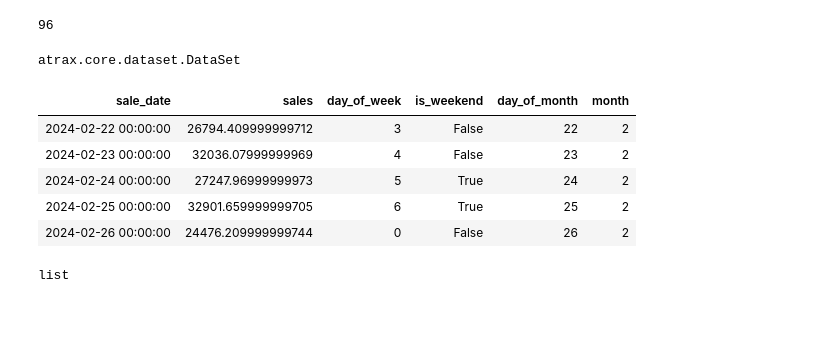
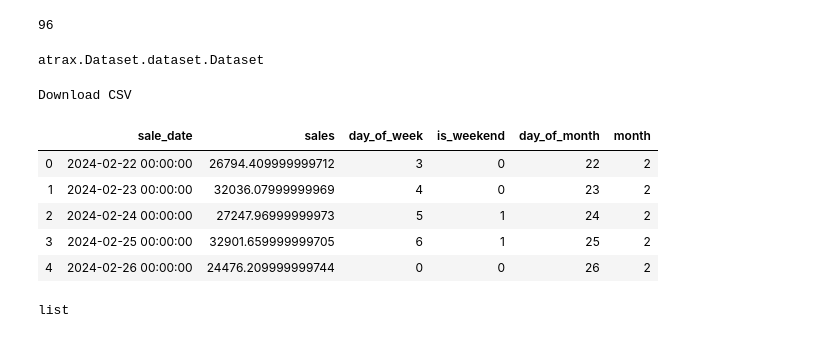
Before and after one commit to C5m7b4/Araxia, a Jupyter notebook: examples/example.ipynb, the cells around one changed output. Drawn from its saved outputs; the diff is of its cells as text; code cells hidden in the pictures.

Commit message:
updates of mix of new atrax lib

```diff
--- a/examples/example.ipynb
+++ b/examples/example.ipynb
@@ -11,3 +12,3 @@ from atrax import Atrax as tx
 # %%
-df = tx.read_csv('sales.csv')
+ds = tx.read_csv('sales.csv')
 # %%
@@ -230,18 +134,19 @@ len(X_norm)
 # %% [output]
 96
 # %%
-type(df)
+type(ds)
 # %% [output]
-atrax.core.dataset.DataSet
+atrax.Dataset.dataset.Dataset
 # %%
-df.head()
+ds.head()
 # %% [output]
+Download CSV
-| sale_date | sales | day_of_week | is_weekend | day_of_month | month |
-| 2024-02-22 00:00:00 | 26794.409999999712 | 3 | False | 22 | 2 |
-| 2024-02-23 00:00:00 | 32036.07999999969 | 4 | False | 23 | 2 |
-| 2024-02-24 00:00:00 | 27247.96999999973 | 5 | True | 24 | 2 |
-| 2024-02-25 00:00:00 | 32901.659999999705 | 6 | True | 25 | 2 |
-| 2024-02-26 00:00:00 | 24476.209999999744 | 0 | False | 26 | 2 |
+|  | sale_date | sales | day_of_week | is_weekend | day_of_month | month |
+| 0 | 2024-02-22 00:00:00 | 26794.409999999712 | 3 | 0 | 22 | 2 |
+| 1 | 2024-02-23 00:00:00 | 32036.07999999969 | 4 | 0 | 23 | 2 |
+| 2 | 2024-02-24 00:00:00 | 27247.96999999973 | 5 | 1 | 24 | 2 |
+| 3 | 2024-02-25 00:00:00 | 32901.659999999705 | 6 | 1 | 25 | 2 |
+| 4 | 2024-02-26 00:00:00 | 24476.209999999744 | 0 | 0 | 26 | 2 |
 # %%
 #test_dates = df.iloc[stop:, :1]
 # %%
```
Also changed, not shown: parts of 49 cells of this notebook, 8 other files.
